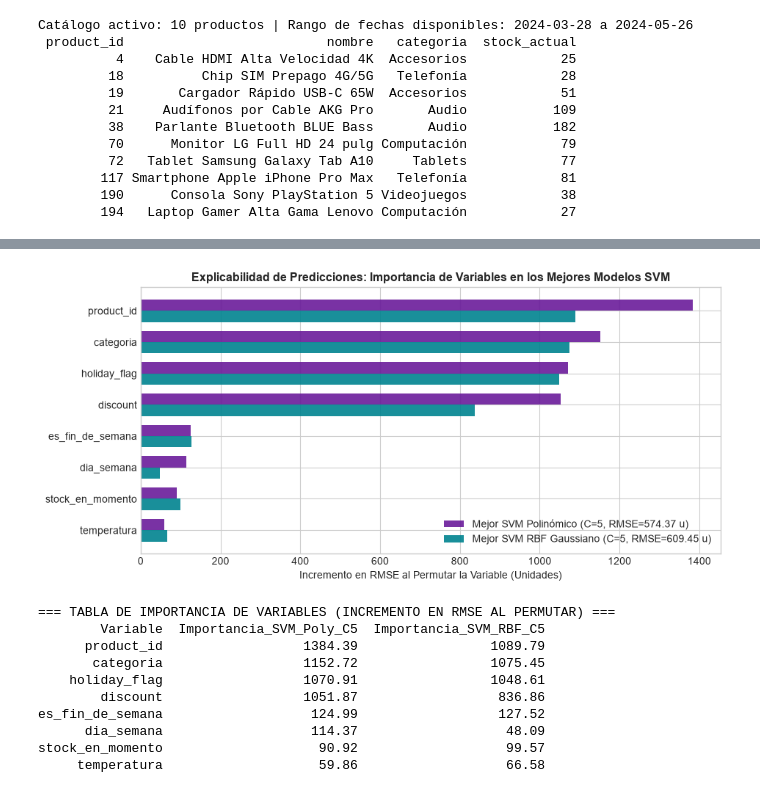
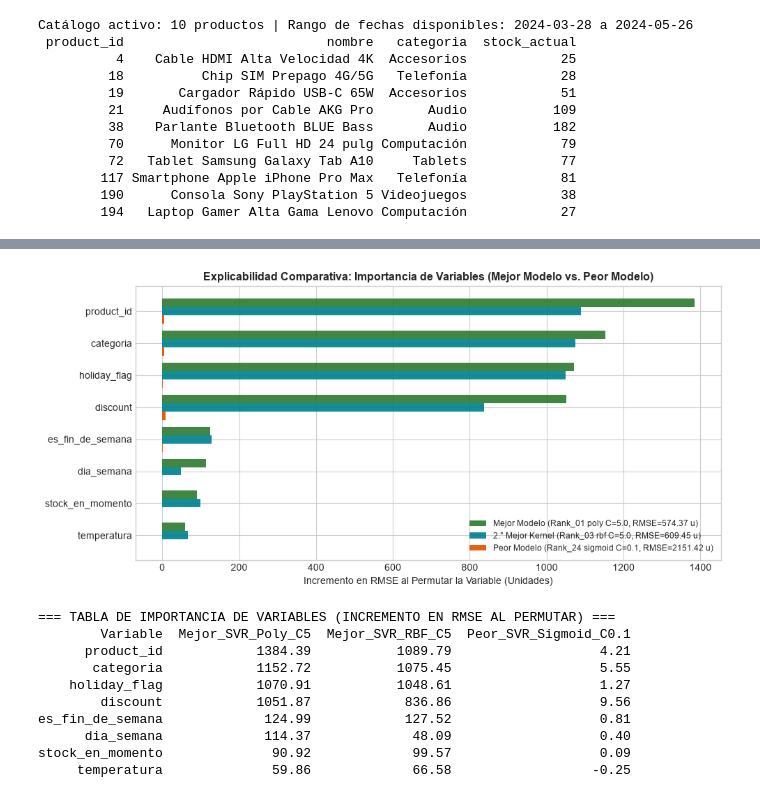
Before and after one commit to patrici0l/Aprendizaje-Automatico, a Jupyter notebook: Practica2.ipynb, the cells around one changed output, grey strips where cells are left out. Drawn from its saved outputs; the diff is of its cells as text; code cells hidden in the pictures.

Commit message:
feat: add worst-model prediction comparison and point-by-point conclusions and recommendations

```diff
--- a/Practica2.ipynb
+++ b/Practica2.ipynb
@@ -34,14 +34,20 @@ for k_nombre in ["Polinomico", "RBF_Gaussiano", "Lineal", "Sigmoide"]:
     with open(os.path.join(MODELS_DIR, f"mejor_svm_{k_nombre.lower()}.pkl"), "rb") as f:
         modelos_por_kernel[k_nombre] = pickle.load(f)
 
+with open(os.path.join(MODELS_DIR, "peor_modelo_svm.pkl"), "rb") as f:
+    modelo_svm_peor = pickle.load(f)
+
 modelo_svm_mejor = modelos_por_kernel["Polinomico"]
 modelo_svm_rbf = modelos_por_kernel["RBF_Gaussiano"]
 
 mejor_global = info_mejores["mejor_experimento_global"]
 segundo_mejor = info_mejores["segundo_mejor_svm"]
+peor_global = info_mejores["peor_experimento_svm"]
 
 plt.style.use('seaborn-v0_8-whitegrid' if 'seaborn-v0_8-whitegrid' in plt.style.available else 'default')
-print("=== MEJORES MODELOS CARGADOS DESDE MLFLOW (DE LAS 24 COMBINACIONES) ===")
+print("=== MODELOS CARGADOS DESDE LOS 24 EXPERIMENTOS DE MLFLOW ===")
 for k_nombre, k_info in info_mejores["mejores_por_kernel"].items():
-    print(f"-> Mejor SVM {k_nombre:<14}: {k_info['Experimento']:<32} | C={k_info['C']:<4} | RMSE: {k_info['RMSE_Test']:7.2f} u | MAE: {k_info['MAE_Test']:6.2f} u | R²: {k_info['R2_Test']:.4f}")
+    print(f"-> Mejor SVR {k_nombre:<14}: {k_info['Experimento']:<28} | C={k_info['C']:<5} | RMSE_Test: {k_info['RMSE_Test']:7.2f} u | MAE_Test: {k_info['MAE_Test']:6.2f} u | R2_Test: {k_info['R2_Test']:7.4f}")
+print("-" * 105)
+print(f"-> PEOR MODELO GLOBAL (Rank 24): {peor_global['Experimento']:<28} | C={peor_global['C']:<5} | RMSE_Test: {peor_global['RMSE_Test']:7.2f} u | MAE_Test: {peor_global['MAE_Test']:6.2f} u | R2_Test: {peor_global['R2_Test']:7.4f}")
 # %% [output]
@@ -358,41 +372,44 @@ Cuantificación de qué variables predictoras tienen mayor peso en el **Mejor Mo
 # %%
 perm_poly = permutation_importance(modelo_svm_mejor, X_test, y_test, scoring='neg_root_mean_squared_error', n_repeats=10, random_state=42, n_jobs=-1)
-perm_rbf = permutation_importance(modelo_svm_rbf, X_test, y_test, scoring='neg_root_mean_squared_error', n_repeats=10, random_state=42, n_jobs=-1)
+perm_rbf  = permutation_importance(modelo_svm_rbf,   X_test, y_test, scoring='neg_root_mean_squared_error', n_repeats=10, random_state=42, n_jobs=-1)
+perm_peor = permutation_importance(modelo_svm_peor,  X_test, y_test, scoring='neg_root_mean_squared_error', n_repeats=10, random_state=42, n_jobs=-1)
 
 df_imp_comp = pd.DataFrame({
     'Variable': X_test.columns,
-    'Importancia_SVM_Poly_C5': perm_poly.importances_mean,
-    'Importancia_SVM_RBF_C5': perm_rbf.importances_mean
-}).sort_values(by='Importancia_SVM_Poly_C5', ascending=True)
+    'Mejor_SVR_Poly_C5': perm_poly.importances_mean,
+    'Mejor_SVR_RBF_C5': perm_rbf.importances_mean,
+    'Peor_SVR_Sigmoid_C0.1': perm_peor.importances_mean
+}).sort_values(by='Mejor_SVR_Poly_C5', ascending=True)
 
-fig, ax = plt.subplots(figsize=(9.5, 4.5))
+fig, ax = plt.subplots(figsize=(10, 4.8))
 y_pos = np.arange(len(df_imp_comp))
-h = 0.36
+h = 0.26
 
-ax.barh(y_pos + h/2, df_imp_comp['Importancia_SVM_Poly_C5'], h, label='Mejor SVM Polinómico (C=5, RMSE=574.37 u)', color='#6A1B9A', alpha=0.9)
-ax.barh(y_pos - h/2, df_imp_comp['Importancia_SVM_RBF_C5'], h, label='Mejor SVM RBF Gaussiano (C=5, RMSE=609.45 u)', color='#00838F', alpha=0.9)
+ax.barh(y_pos + h, df_imp_comp['Mejor_SVR_Poly_C5'],     h, label='Mejor Modelo (Rank_01 poly C=5.0, RMSE=574.37 u)', color='#2E7D32', alpha=0.92)
+ax.barh(y_pos,     df_imp_comp['Mejor_SVR_RBF_C5'],      h, label='2.° Mejor Kernel (Rank_03 rbf C=5.0, RMSE=609.45 u)', color='#00838F', alpha=0.92)
+ax.barh(y_pos - h, df_imp_comp['Peor_SVR_Sigmoid_C0.1'], h, label='Peor Modelo (Rank_24 sigmoid C=0.1, RMSE=2151.42 u)', color='#E65100', alpha=0.92)
 
 ax.set_yticks(y_pos)
 ax.set_yticklabels(df_imp_comp['Variable'])
 ax.set_xlabel('Incremento en RMSE al Permutar la Variable (Unidades)')
-ax.set_title('Explicabilidad de Predicciones: Importancia de Variables en los Mejores Modelos SVM', fontsize=11.5, fontweight='bold')
-ax.legend()
+ax.set_title('Explicabilidad Comparativa: Importancia de Variables (Mejor Modelo vs. Peor Modelo)', fontsize=11.5, fontweight='bold')
+ax.legend(loc='lower right', fontsize=8.8)
 plt.tight_layout()
 plt.show()
 
 print("=== TABLA DE IMPORTANCIA DE VARIABLES (INCREMENTO EN RMSE AL PERMUTAR) ===")
-print(df_imp_comp.sort_values(by='Importancia_SVM_Poly_C5', ascending=False).round(2).to_string(index=False))
+print(df_imp_comp.sort_values(by='Mejor_SVR_Poly_C5', ascending=False).round(2).to_string(index=False))
 # %% [output]
-[figure, old version]
+[figure, new version]
 === TABLA DE IMPORTANCIA DE VARIABLES (INCREMENTO EN RMSE AL PERMUTAR) ===
-        Variable  Importancia_SVM_Poly_C5  Importancia_SVM_RBF_C5
-      product_id                  1384.39                 1089.79
-       categoria                  1152.72                 1075.45
-    holiday_flag                  1070.91                 1048.61
-        discount                  1051.87                  836.86
-es_fin_de_semana                   124.99                  127.52
-      dia_semana                   114.37                   48.09
-stock_en_momento                    90.92                   99.57
-     temperatura                    59.86                   66.58
+        Variable  Mejor_SVR_Poly_C5  Mejor_SVR_RBF_C5  Peor_SVR_Sigmoid_C0.1
+      product_id            1384.39           1089.79                   4.21
+       categoria            1152.72           1075.45                   5.55
+    holiday_flag            1070.91           1048.61                   1.27
+        discount            1051.87            836.86                   9.56
+es_fin_de_semana             124.99            127.52                   0.81
+      dia_semana             114.37             48.09                   0.40
+stock_en_momento              90.92             99.57                   0.09
+     temperatura              59.86             66.58                  -0.25
 # %% [markdown]
 ---
```
Also changed, not shown: parts of 18 cells of this notebook, 6 other files.
